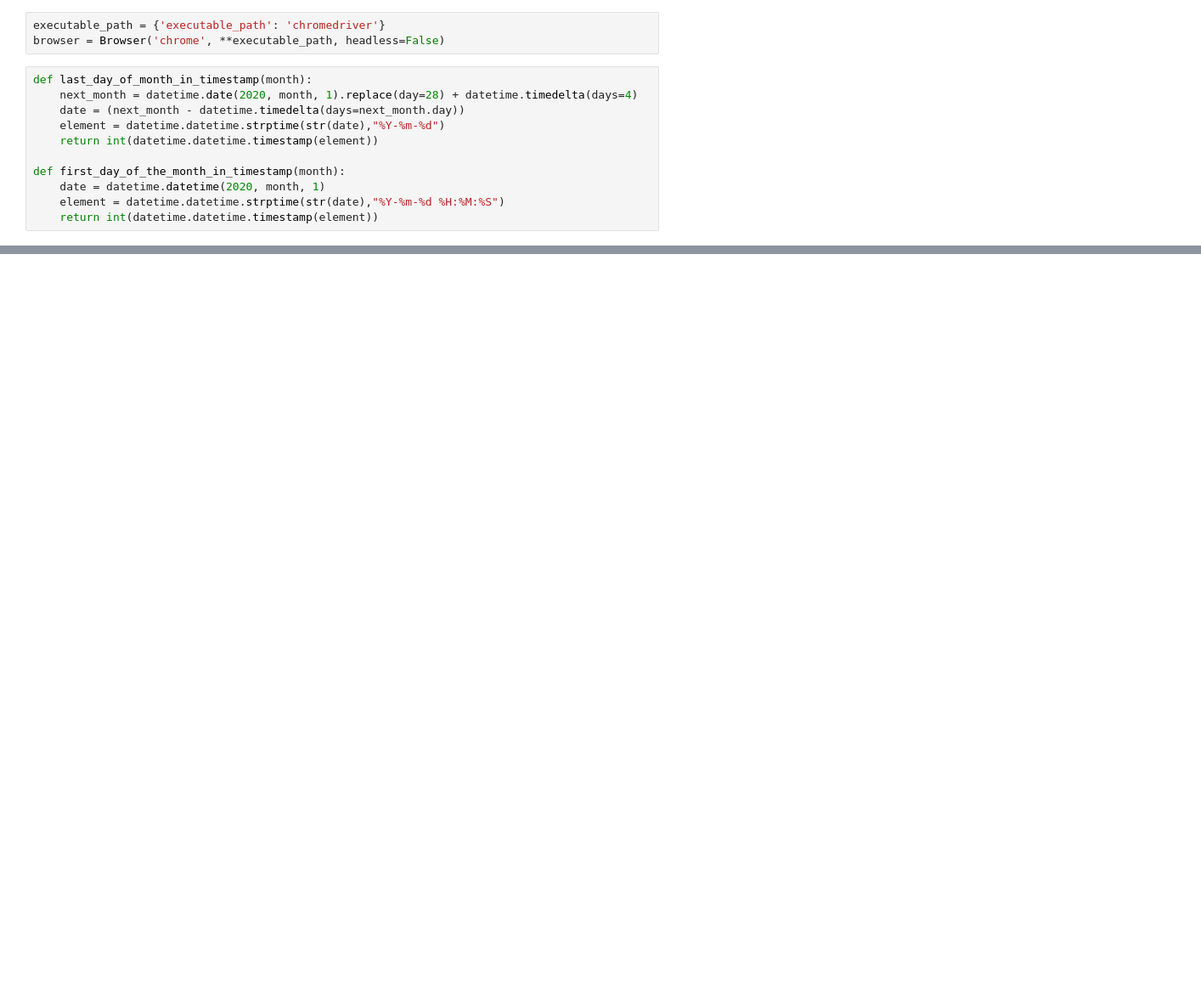
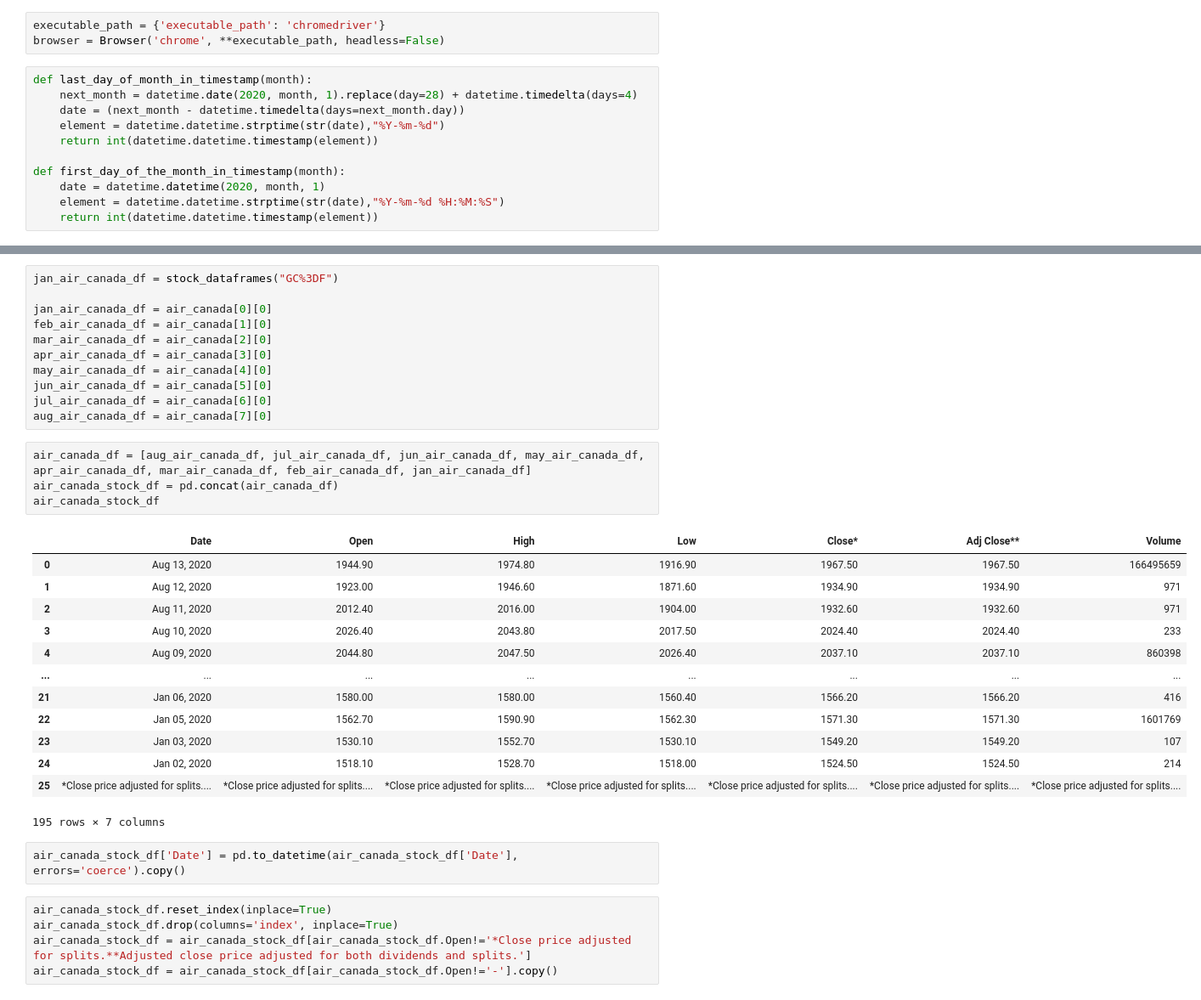
Before and after one commit to angelasivirich/Finance-Yahoo-ETL, a Jupyter notebook: Finance_Yahoo.ipynb, the cells around one changed output, grey strips where cells are left out. Shown at 85% size. Saved outputs shown, nothing was run; the diff lists cells and outputs as text; blank space fills up the shorter version.

```diff
--- a/Finance_Yahoo.ipynb
+++ b/Finance_Yahoo.ipynb
@@ -66,0 +138,36 @@ gold_stock_df
+# %%
+jan_air_canada_df = stock_dataframes("GC%3DF")
+
+jan_air_canada_df = air_canada[0][0]
+feb_air_canada_df = air_canada[1][0]
+mar_air_canada_df = air_canada[2][0]
+apr_air_canada_df = air_canada[3][0]
+may_air_canada_df = air_canada[4][0]
+jun_air_canada_df = air_canada[5][0]
+jul_air_canada_df = air_canada[6][0]
+aug_air_canada_df = air_canada[7][0]
+# %%
+air_canada_df = [aug_air_canada_df, jul_air_canada_df, jun_air_canada_df, may_air_canada_df, apr_air_canada_df, mar_air_canada_df, feb_air_canada_df, jan_air_canada_df]
+air_canada_stock_df = pd.concat(air_canada_df)
+air_canada_stock_df
+# %% [output]
+|  | Date | Open | High | Low | Close* | Adj Close** | Volume |
+| 0 | Aug 13, 2020 | 1944.90 | 1974.80 | 1916.90 | 1967.50 | 1967.50 | 166495659 |
+| 1 | Aug 12, 2020 | 1923.00 | 1946.60 | 1871.60 | 1934.90 | 1934.90 | 971 |
+| 2 | Aug 11, 2020 | 2012.40 | 2016.00 | 1904.00 | 1932.60 | 1932.60 | 971 |
+| 3 | Aug 10, 2020 | 2026.40 | 2043.80 | 2017.50 | 2024.40 | 2024.40 | 233 |
+| 4 | Aug 09, 2020 | 2044.80 | 2047.50 | 2026.40 | 2037.10 | 2037.10 | 860398 |
+| ... | ... | ... | ... | ... | ... | ... | ... |
+| 21 | Jan 06, 2020 | 1580.00 | 1580.00 | 1560.40 | 1566.20 | 1566.20 | 416 |
+| 22 | Jan 05, 2020 | 1562.70 | 1590.90 | 1562.30 | 1571.30 | 1571.30 | 1601769 |
+| 23 | Jan 03, 2020 | 1530.10 | 1552.70 | 1530.10 | 1549.20 | 1549.20 | 107 |
+| 24 | Jan 02, 2020 | 1518.10 | 1528.70 | 1518.00 | 1524.50 | 1524.50 | 214 |
+| 25 | *Close price adjusted for splits.... | *Close price adjusted for splits.... | *Close price adjusted for splits.... | *Close price adjusted for splits.... | *Close price adjusted for splits.... | *Close price adjusted for splits.... | *Close price adjusted for splits.... |
+195 rows × 7 columns
+# %%
+air_canada_stock_df['Date'] = pd.to_datetime(air_canada_stock_df['Date'], errors='coerce').copy()
+# %%
+air_canada_stock_df.reset_index(inplace=True)
+air_canada_stock_df.drop(columns='index', inplace=True)
+air_canada_stock_df = air_canada_stock_df[air_canada_stock_df.Open!='*Close price adjusted for splits.**Adjusted close price adjusted for both dividends and splits.']
+air_canada_stock_df = air_canada_stock_df[air_canada_stock_df.Open!='-'].copy()
```
Also changed, not shown: parts of 16 cells of this notebook.
